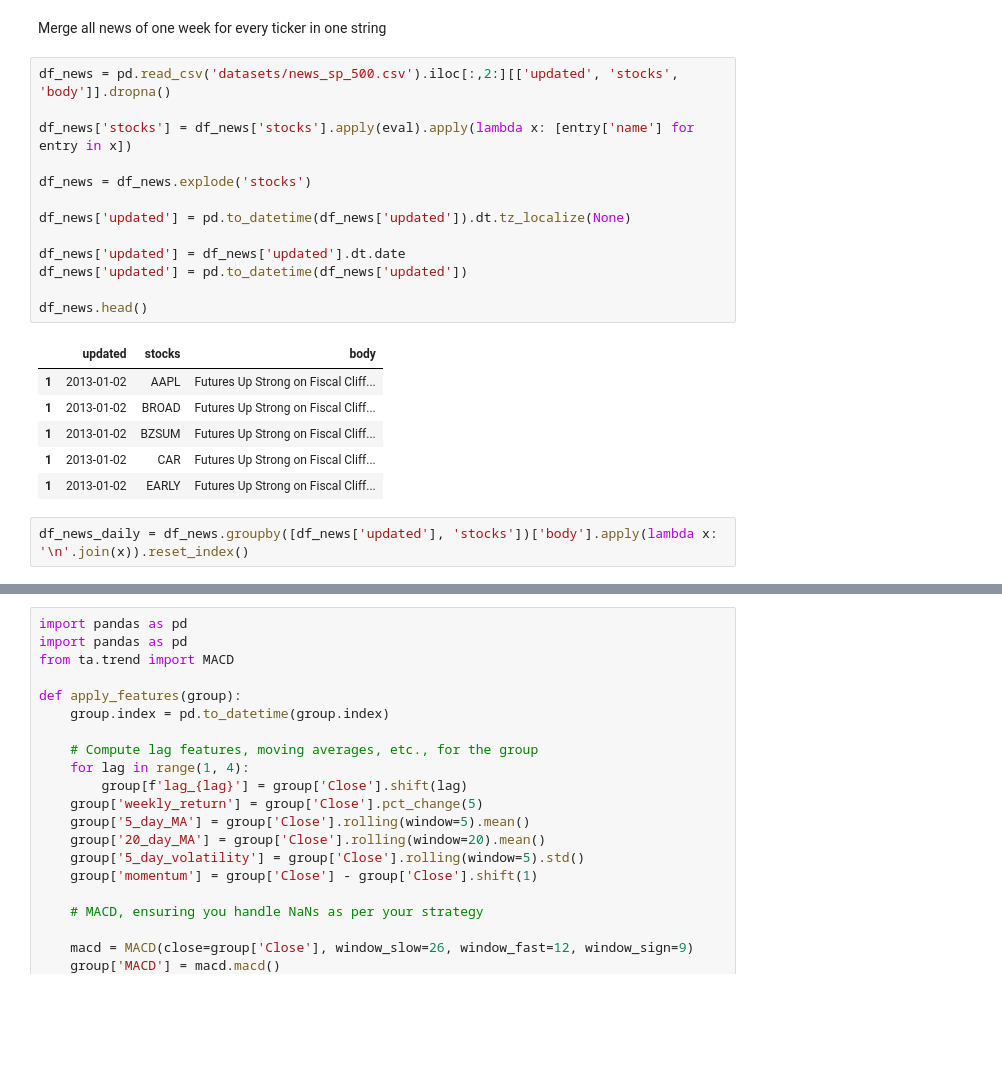
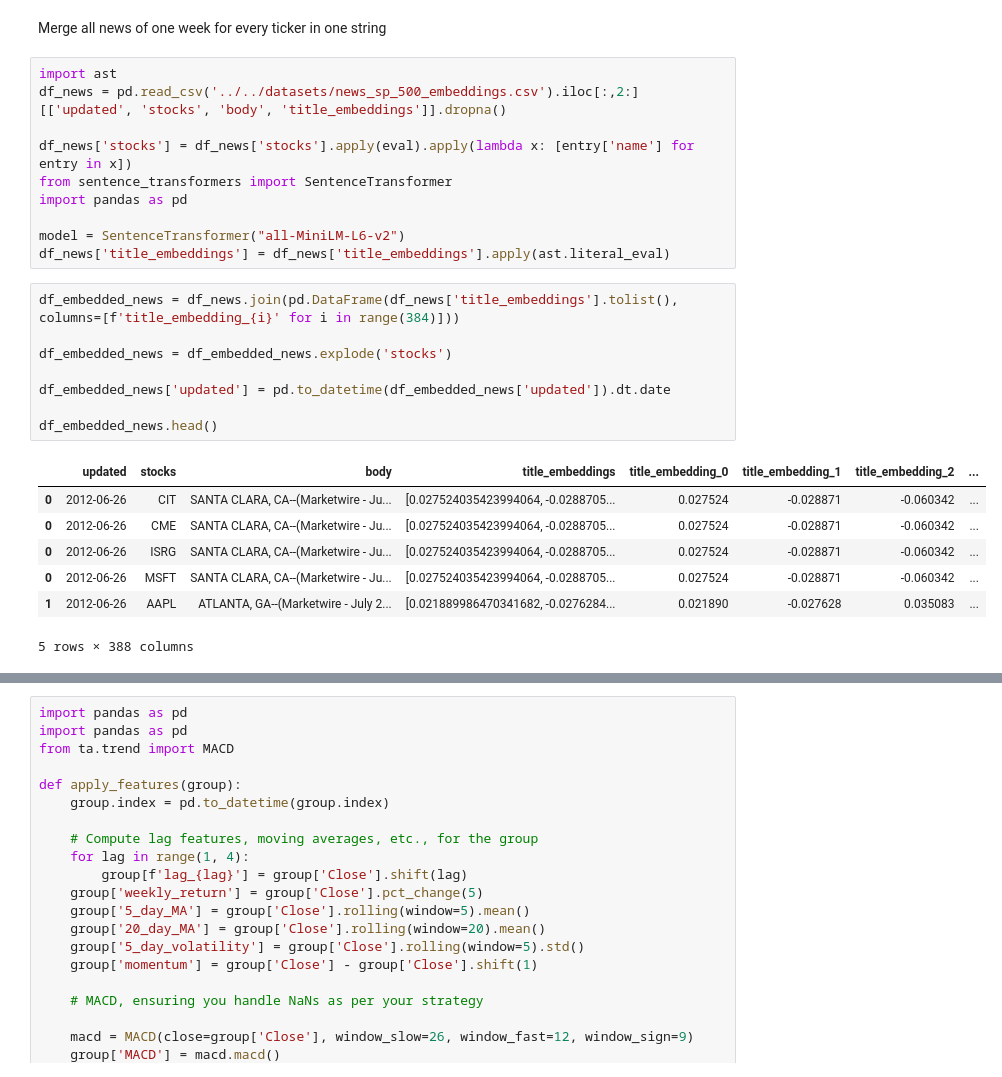
Before and after one commit to E03S/Portfolio_Optimisation, a Jupyter notebook: portfolio_optimisation/notebooks/nlp_cat_boost_exp.ipynb, the cells around one changed output, grey strips where cells are left out. Drawn from its saved outputs; the diff is of its cells as text; blank space fills up the shorter version.

```diff
--- a/portfolio_optimisation/notebooks/nlp_cat_boost_exp.ipynb
+++ b/portfolio_optimisation/notebooks/nlp_cat_boost_exp.ipynb
@@ -439,24 +441,28 @@ And if memory is not enough, you can set `force_col_wise=true`.
 # %% [markdown]
 Merge all news of one week for every ticker in one string
 # %%
-df_news = pd.read_csv('datasets/news_sp_500.csv').iloc[:,2:][['updated', 'stocks', 'body']].dropna()
+import ast
+df_news = pd.read_csv('../../datasets/news_sp_500_embeddings.csv').iloc[:,2:][['updated', 'stocks', 'body', 'title_embeddings']].dropna()
 
 df_news['stocks'] = df_news['stocks'].apply(eval).apply(lambda x: [entry['name'] for entry in x])
+from sentence_transformers import SentenceTransformer
+import pandas as pd
 
-df_news = df_news.explode('stocks')
-
-df_news['updated'] = pd.to_datetime(df_news['updated']).dt.tz_localize(None)
-
-df_news['updated'] = df_news['updated'].dt.date
-df_news['updated'] = pd.to_datetime(df_news['updated'])
-
-df_news.head()
+model = SentenceTransformer("all-MiniLM-L6-v2")
+df_news['title_embeddings'] = df_news['title_embeddings'].apply(ast.literal_eval)
-# %% [output]
-|  | updated | stocks | body |
-| 1 | 2013-01-02 | AAPL | Futures Up Strong on Fiscal Cliff... |
-| 1 | 2013-01-02 | BROAD | Futures Up Strong on Fiscal Cliff... |
-| 1 | 2013-01-02 | BZSUM | Futures Up Strong on Fiscal Cliff... |
-| 1 | 2013-01-02 | CAR | Futures Up Strong on Fiscal Cliff... |
-| 1 | 2013-01-02 | EARLY | Futures Up Strong on Fiscal Cliff... |
-# %%
-df_news_daily = df_news.groupby([df_news['updated'], 'stocks'])['body'].apply(lambda x: '\n'.join(x)).reset_index()
+# %%
+df_embedded_news = df_news.join(pd.DataFrame(df_news['title_embeddings'].tolist(), columns=[f'title_embedding_{i}' for i in range(384)]))
+
+df_embedded_news = df_embedded_news.explode('stocks')
+
+df_embedded_news['updated'] = pd.to_datetime(df_embedded_news['updated']).dt.date
+
+df_embedded_news.head()
+# %% [output]
+|  | updated | stocks | body | title_embeddings | title_embedding_0 | title_embedding_1 | title_embedding_2 | ... |
+| 0 | 2012-06-26 | CIT | SANTA CLARA, CA--(Marketwire - Ju... | [0.027524035423994064, -0.0288705... | 0.027524 | -0.028871 | -0.060342 | ... |
+| 0 | 2012-06-26 | CME | SANTA CLARA, CA--(Marketwire - Ju... | [0.027524035423994064, -0.0288705... | 0.027524 | -0.028871 | -0.060342 | ... |
+| 0 | 2012-06-26 | ISRG | SANTA CLARA, CA--(Marketwire - Ju... | [0.027524035423994064, -0.0288705... | 0.027524 | -0.028871 | -0.060342 | ... |
+| 0 | 2012-06-26 | MSFT | SANTA CLARA, CA--(Marketwire - Ju... | [0.027524035423994064, -0.0288705... | 0.027524 | -0.028871 | -0.060342 | ... |
+| 1 | 2012-06-26 | AAPL | ATLANTA, GA--(Marketwire - July 2... | [0.021889986470341682, -0.0276284... | 0.021890 | -0.027628 | 0.035083 | ... |
+5 rows × 388 columns
```
Also changed, not shown: parts of 27 cells of this notebook, 10 other files.
